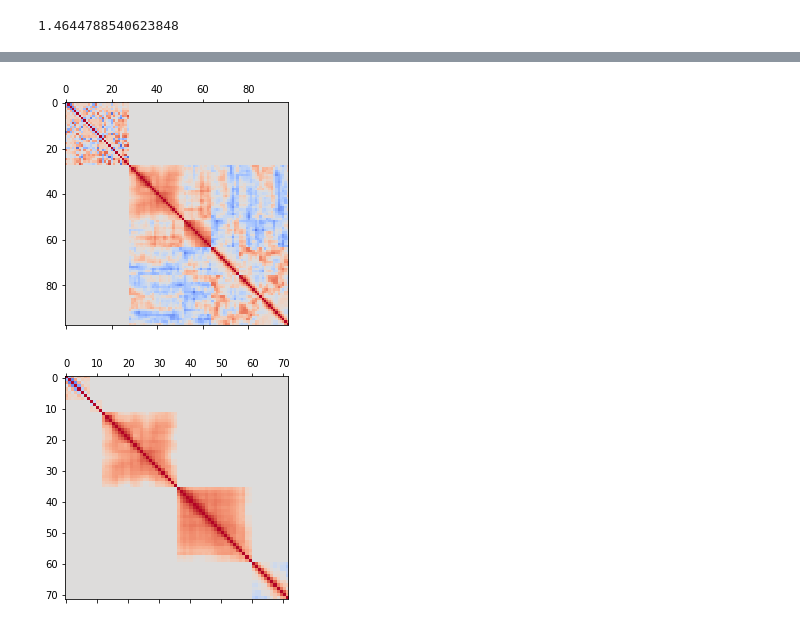
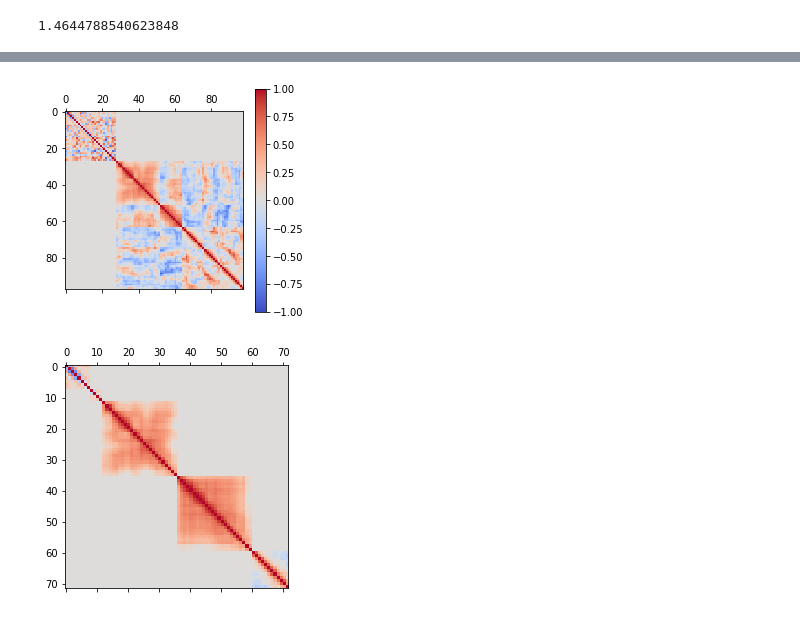
Before and after one commit to ast0815/covfit, a Jupyter notebook: genie-tune.ipynb, the cells around one changed output, grey strips where cells are left out. Drawn from its saved outputs; the diff is of its cells as text; code cells hidden in the pictures.

```diff
--- a/genie-tune.ipynb
+++ b/genie-tune.ipynb
@@ -492,10 +493,10 @@ derate_covariance(raw_data_cov_red_exp_uncor, jacobian=raw_A[data_used_red], ret
 # %%
 raw_nightmare_cor_red_exp_uncor = cov_to_cor(raw_ret_red_exp_uncor["nightmare_cov"])
 plt.matshow(raw_nightmare_cor_red_exp_uncor, vmin=-1, vmax=1, cmap="coolwarm")
-#plt.colorbar()
+plt.colorbar()
 plt.savefig("plots/genie-cor-red-exp.pdf")
 # %% [output]
-[figure, old version]
+[figure, new version]
 # %%
 raw_B = norm_shape_inv @ B
 # %%
```
Also changed, not shown: parts of 18 cells of this notebook, 2 other files.
